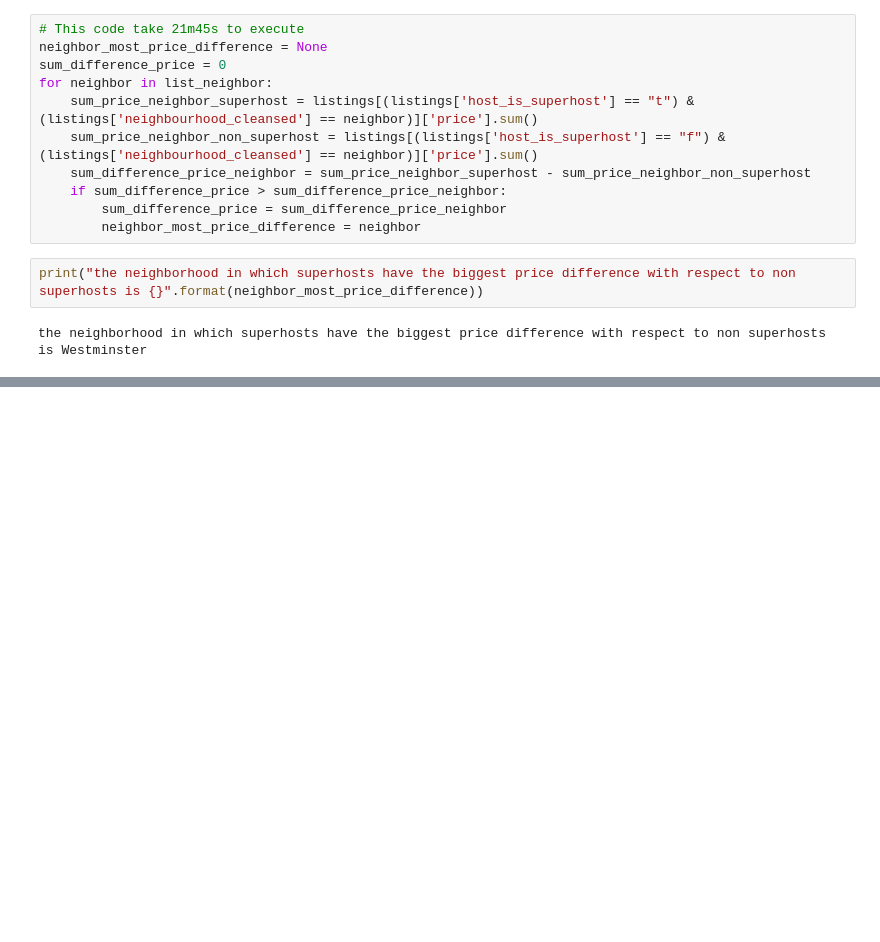
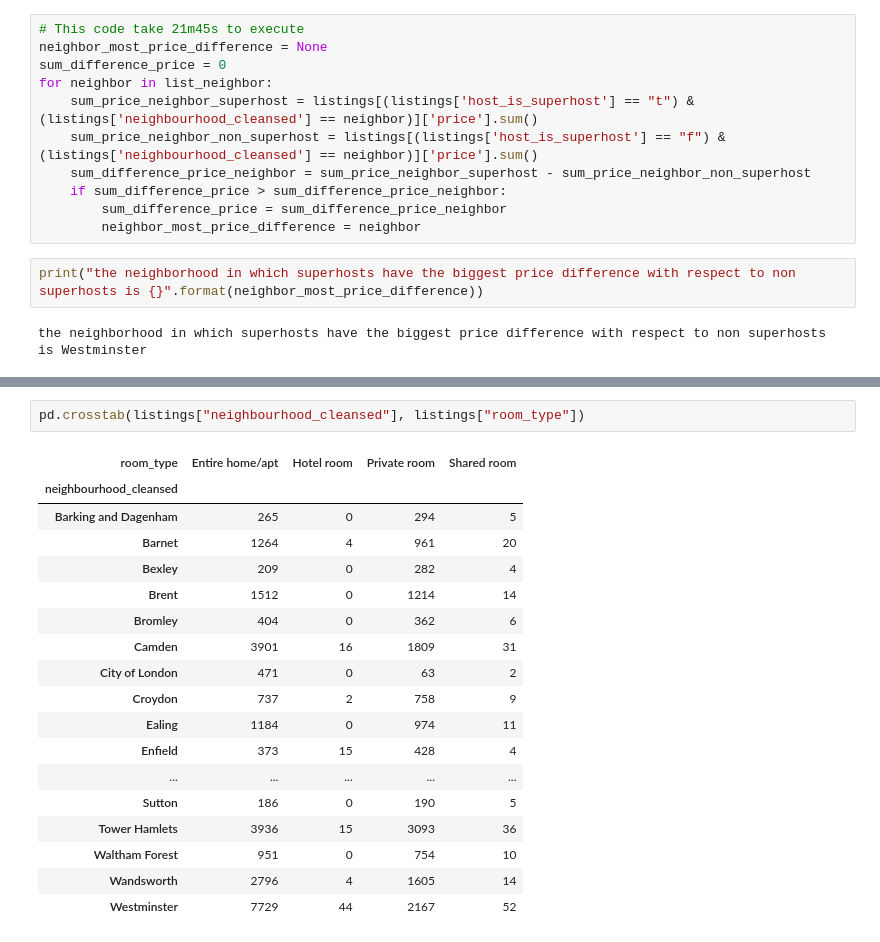
Before and after one commit to luffy2106/pandas, a Jupyter notebook: Essential_Pandas_Functions/Airbnb_dataset.ipynb, the cells around one changed output, grey strips where cells are left out. Saved outputs shown, nothing was run; the diff lists cells and outputs as text; blank space fills up the shorter version.

```diff
--- a/Essential_Pandas_Functions/Airbnb_dataset.ipynb
+++ b/Essential_Pandas_Functions/Airbnb_dataset.ipynb
@@ -523,0 +740,21 @@ the neighborhood in which superhosts have the biggest price difference with resp
+# %%
+pd.crosstab(listings["neighbourhood_cleansed"], listings["room_type"])
+# %% [output]
+| room_type | Entire home/apt | Hotel room | Private room | Shared room |
+| neighbourhood_cleansed |  |  |  |  |
+| Barking and Dagenham | 265 | 0 | 294 | 5 |
+| Barnet | 1264 | 4 | 961 | 20 |
+| Bexley | 209 | 0 | 282 | 4 |
+| Brent | 1512 | 0 | 1214 | 14 |
+| Bromley | 404 | 0 | 362 | 6 |
+| Camden | 3901 | 16 | 1809 | 31 |
+| City of London | 471 | 0 | 63 | 2 |
+| Croydon | 737 | 2 | 758 | 9 |
+| Ealing | 1184 | 0 | 974 | 11 |
+| Enfield | 373 | 15 | 428 | 4 |
+| ... | ... | ... | ... | ... |
+| Sutton | 186 | 0 | 190 | 5 |
+| Tower Hamlets | 3936 | 15 | 3093 | 36 |
+| Waltham Forest | 951 | 0 | 754 | 10 |
+| Wandsworth | 2796 | 4 | 1605 | 14 |
+| Westminster | 7729 | 44 | 2167 | 52 |
```
Also changed, not shown: parts of 36 cells of this notebook, 1 other file.
